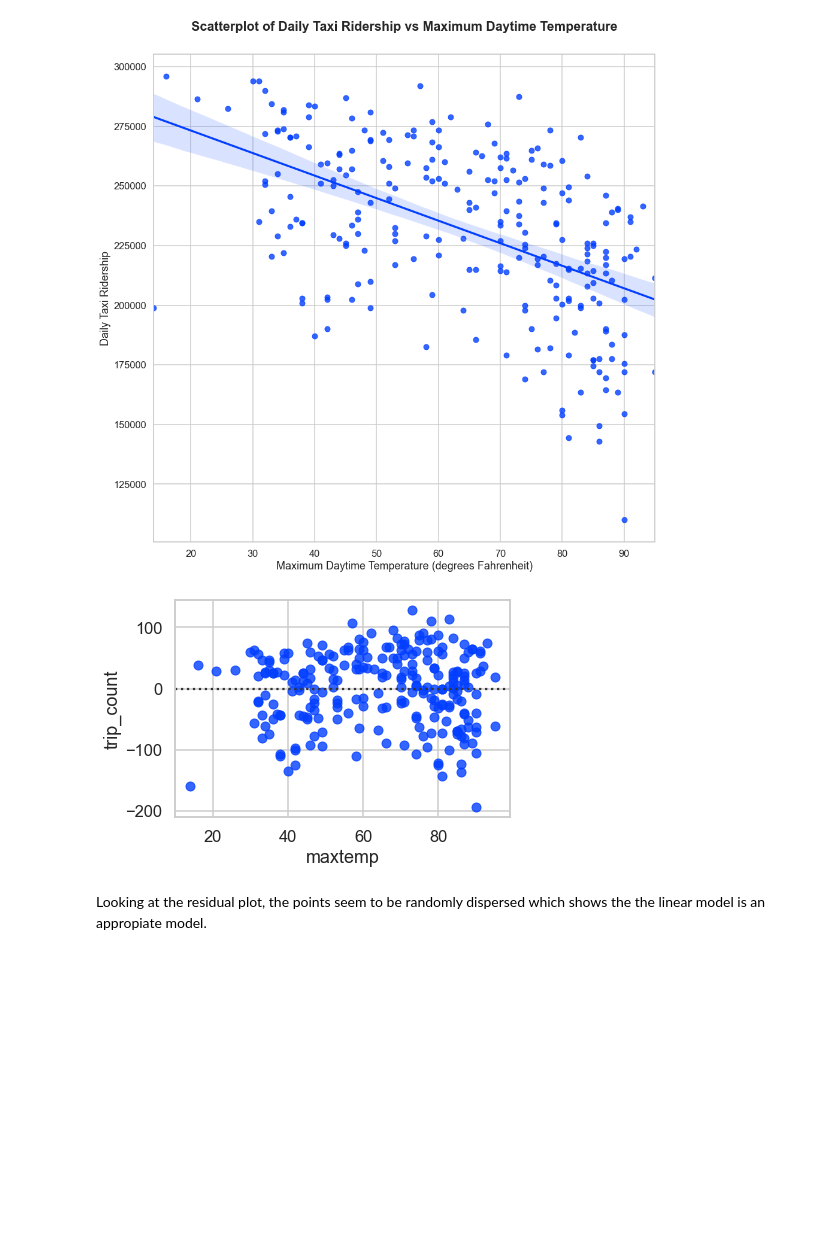
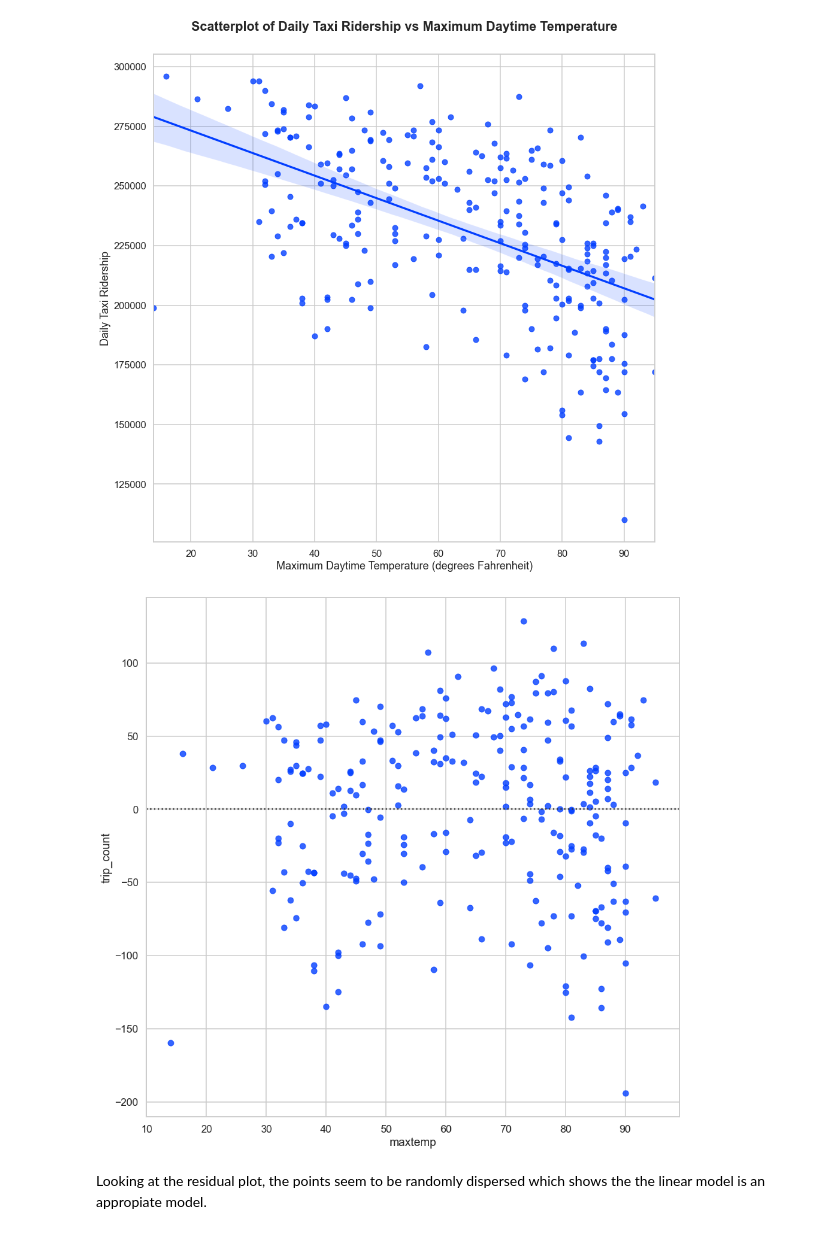
Before and after one commit to tzl4/INFO2950FinalProject, a Jupyter notebook: Final Project EDA.ipynb, the cells around one changed output. Drawn from its saved outputs; the diff is of its cells as text; code cells hidden in the pictures; blank space fills up the shorter version.

```diff
--- a/Final Project EDA.ipynb
+++ b/Final Project EDA.ipynb
@@ -211,10 +211,11 @@ plt.show()
 # %% [output]
 [figure]
 # %%
+plt.figure(figsize=(15,15))
 sns.residplot(trip_count_weather_by_date_df["maxtemp"],trip_count_weather_by_date_df["trip_count"])
 plt.show()
 # %% [output]
-[figure, old version]
+[figure, new version]
 # %% [markdown]
 Looking at the residual plot, the points seem to be randomly dispersed which shows the the linear model is an appropiate model.
 # %% [markdown]
```
Also changed, not shown: parts of 2 cells of this notebook.
